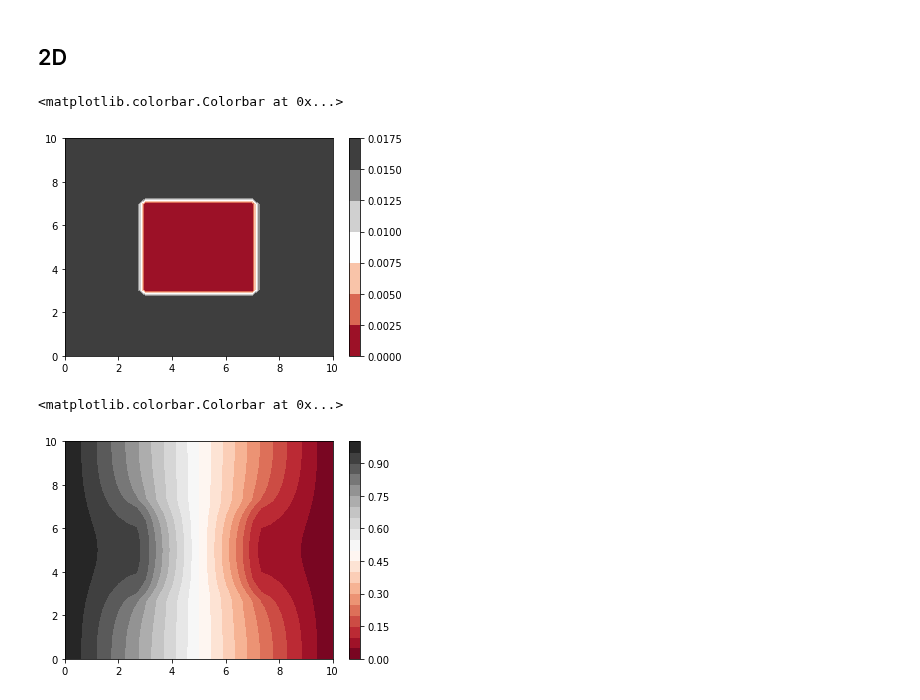
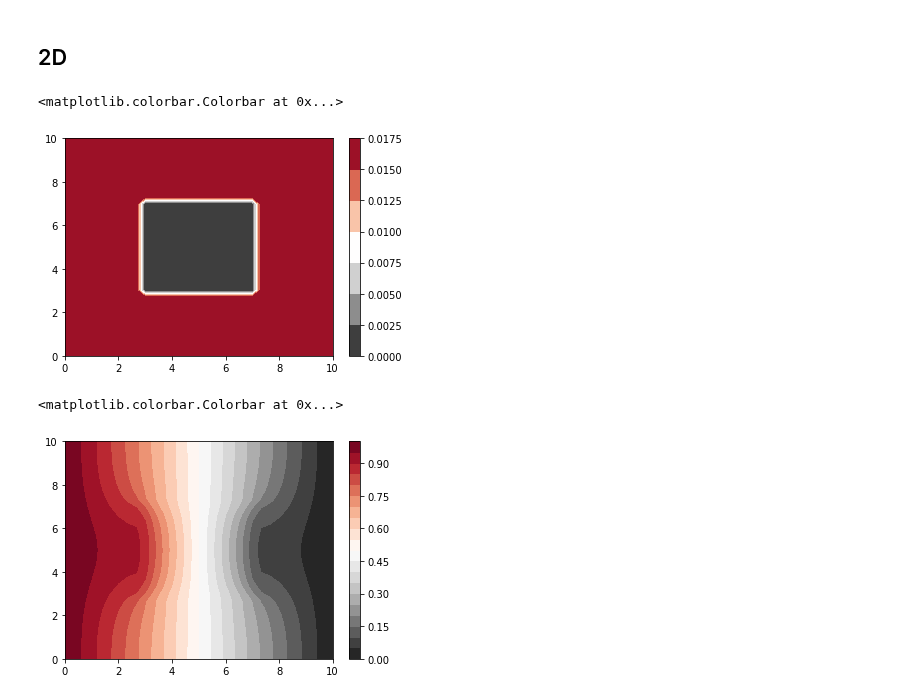
Before and after one commit to phaustin/e213_2019, a Jupyter notebook: notebooks/FiniteVolume/2D_Transient_Error.ipynb, the cells around one changed output. Drawn from its saved outputs; the diff is of its cells as text; code cells hidden in the pictures.

```diff
--- a/notebooks/FiniteVolume/2D_Transient_Error.ipynb
+++ b/notebooks/FiniteVolume/2D_Transient_Error.ipynb
@@ -440,35 +440,35 @@ N_y = 31
 
 D = Diff * np.ones((N_y, N_x))
 Q = np.zeros((N_y, N_x))
 poro = 0.4
 dt = 0.25  # days
 c_init = np.zeros((N_y, N_x))
 
 x = np.linspace(0, Width_X, N_x)
 y = np.linspace(0, Width_Y, N_y)
 
 for i in range(N_y):
     for j in range(N_x):
         if j == 0:
             c_init[i, j] = c0
 
 
 for i in range(N_y):
     for j in range(N_x):
         if (
             abs(x[j] - Width_X / 2) <= 0.2 * Width_X
             and abs(y[i] - Width_Y / 2) <= 0.2 * Width_Y
         ):
             D[i, j] = Diff / 100
 
 fig, ax = plt.subplots()
-cm = cmap.get_cmap("RdGy")
+cm = cmap.get_cmap("RdGy_r")
 plt.contourf(x, y, D, cmap=cm)
 plt.colorbar()
 # noqa
 # %% [output]
 <matplotlib.colorbar.Colorbar at 0x...>
-[figure, old version]
+[figure, new version]
 # %%
 def mat2vec(c, nrow, ncol):
     n = nrow * ncol
@@ -500,7 +500,7 @@ plt.contourf(x, y, c, 20, cmap=cm)
 plt.colorbar()
 # %% [output]
 <matplotlib.colorbar.Colorbar at 0x...>
-[figure, old version]
+[figure, new version]
 # %%
 prob = def_prob(N_x, N_y, poro, Width_X, Width_Y)
 Q = np.zeros((N_y, N_x))
```
Also changed, not shown: parts of 1 cell of this notebook, 1 other file.
